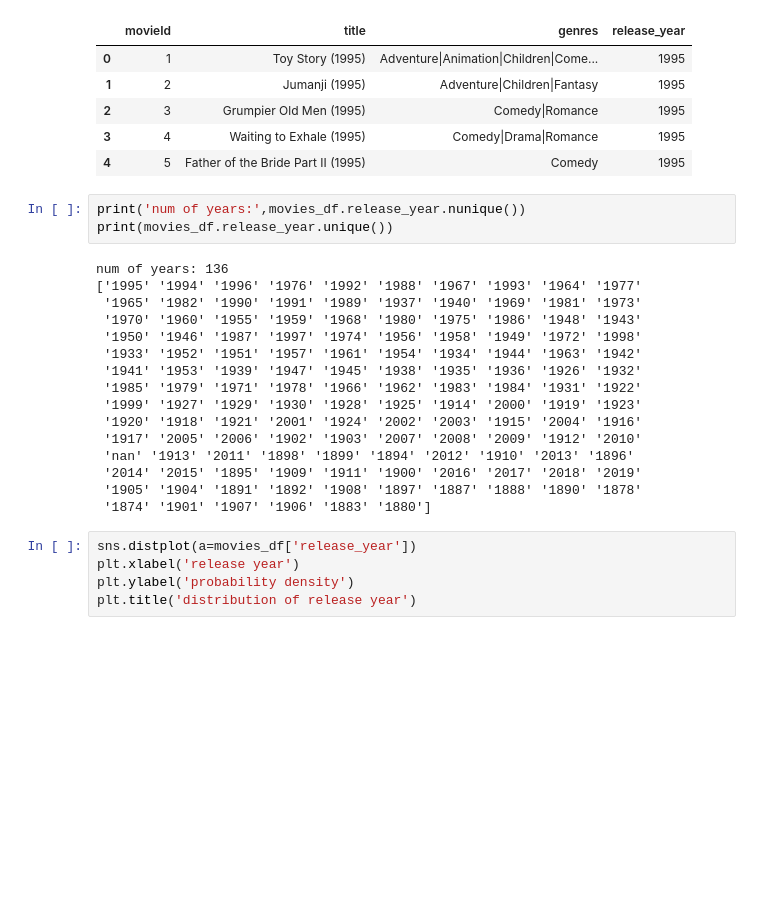
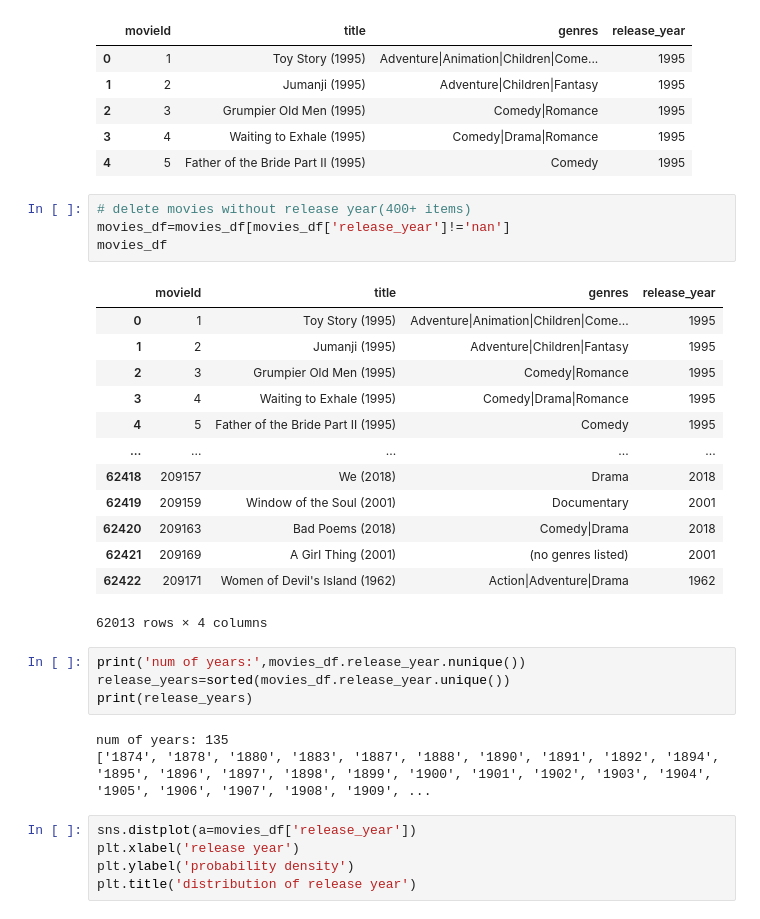
Before and after one commit to yanru-jasmine/Movie_Recommendation_System, a Jupyter notebook: Notebook.ipynb, the cells around one changed output. Saved outputs shown, nothing was run; the diff lists cells and outputs as text; blank space fills up the shorter version.

```diff
--- a/Notebook.ipynb
+++ b/Notebook.ipynb
@@ -317,25 +317,31 @@ movies_df.head()
 | 2 | 3 | Grumpier Old Men (1995) | Comedy|Romance | 1995 |
 | 3 | 4 | Waiting to Exhale (1995) | Comedy|Drama|Romance | 1995 |
 | 4 | 5 | Father of the Bride Part II (1995) | Comedy | 1995 |
+# %%
+# delete movies without release year(400+ items)
+movies_df=movies_df[movies_df['release_year']!='nan']
+movies_df
+# %% [output]
+|  | movieId | title | genres | release_year |
+| 0 | 1 | Toy Story (1995) | Adventure|Animation|Children|Come... | 1995 |
+| 1 | 2 | Jumanji (1995) | Adventure|Children|Fantasy | 1995 |
+| 2 | 3 | Grumpier Old Men (1995) | Comedy|Romance | 1995 |
+| 3 | 4 | Waiting to Exhale (1995) | Comedy|Drama|Romance | 1995 |
+| 4 | 5 | Father of the Bride Part II (1995) | Comedy | 1995 |
+| ... | ... | ... | ... | ... |
+| 62418 | 209157 | We (2018) | Drama | 2018 |
+| 62419 | 209159 | Window of the Soul (2001) | Documentary | 2001 |
+| 62420 | 209163 | Bad Poems (2018) | Comedy|Drama | 2018 |
+| 62421 | 209169 | A Girl Thing (2001) | (no genres listed) | 2001 |
+| 62422 | 209171 | Women of Devil's Island (1962) | Action|Adventure|Drama | 1962 |
+62013 rows × 4 columns
 # %%
 print('num of years:',movies_df.release_year.nunique())
-print(movies_df.release_year.unique())
+release_years=sorted(movies_df.release_year.unique())
+print(release_years)
 # %% [output]
-num of years: 136
-['1995' '1994' '1996' '1976' '1992' '1988' '1967' '1993' '1964' '1977'
- '1965' '1982' '1990' '1991' '1989' '1937' '1940' '1969' '1981' '1973'
- '1970' '1960' '1955' '1959' '1968' '1980' '1975' '1986' '1948' '1943'
- '1950' '1946' '1987' '1997' '1974' '1956' '1958' '1949' '1972' '1998'
- '1933' '1952' '1951' '1957' '1961' '1954' '1934' '1944' '1963' '1942'
- '1941' '1953' '1939' '1947' '1945' '1938' '1935' '1936' '1926' '1932'
- '1985' '1979' '1971' '1978' '1966' '1962' '1983' '1984' '1931' '1922'
- '1999' '1927' '1929' '1930' '1928' '1925' '1914' '2000' '1919' '1923'
- '1920' '1918' '1921' '2001' '1924' '2002' '2003' '1915' '2004' '1916'
- '1917' '2005' '2006' '1902' '1903' '2007' '2008' '2009' '1912' '2010'
- 'nan' '1913' '2011' '1898' '1899' '1894' '2012' '1910' '2013' '1896'
- '2014' '2015' '1895' '1909' '1911' '1900' '2016' '2017' '2018' '2019'
- '1905' '1904' '1891' '1892' '1908' '1897' '1887' '1888' '1890' '1878'
- '1874' '1901' '1907' '1906' '1883' '1880']
+num of years: 135
+['1874', '1878', '1880', '1883', '1887', '1888', '1890', '1891', '1892', '1894', '1895', '1896', '1897', '1898', '1899', '1900', '1901', '1902', '1903', '1904', '1905', '1906', '1907', '1908', '1909', ...
 # %%
 sns.distplot(a=movies_df['release_year'])
 plt.xlabel('release year')
```
Also changed, not shown: parts of 12 cells of this notebook.
